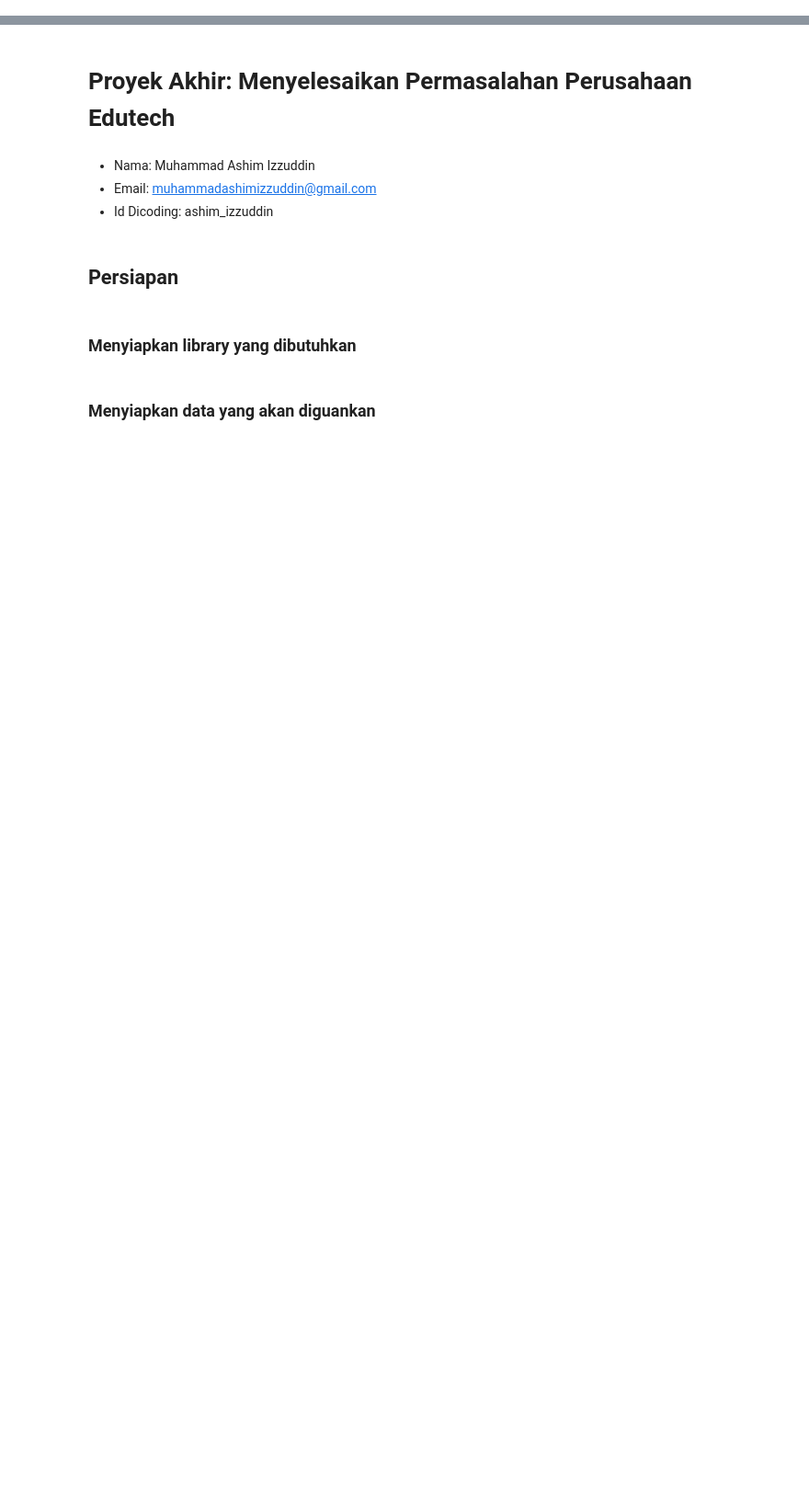
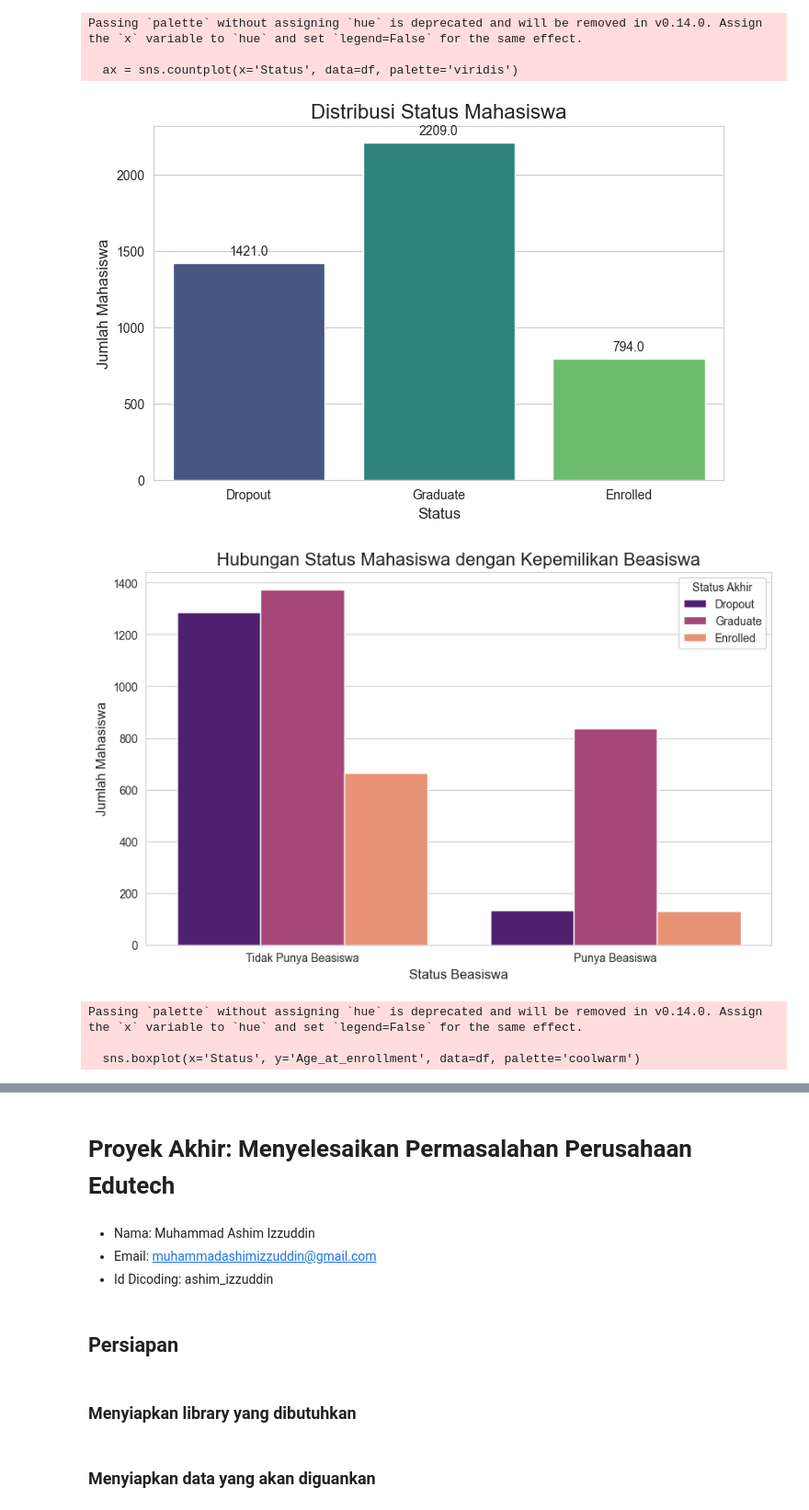
Before and after one commit to Koerentji/Menyelesaikan-Permasalahan-Institusi-Pendidikan, a Jupyter notebook: notebook.ipynb, the cells around one changed output, grey strips where cells are left out. Shown at 92% size. Cells and saved outputs as stored; diff of their text form; code cells hidden in the pictures; blank space fills up the shorter version.

Commit message:
Initial commit: Proyek akhir data science

```diff
--- a/notebook.ipynb
+++ b/notebook.ipynb
@@ -0,0 +61,62 @@
+# %%
+# Mengatur gaya plot agar lebih menarik
+sns.set_style('whitegrid')
+plt.figure(figsize=(8, 5)) # Mengatur ukuran gambar
+
+# Membuat count plot untuk melihat distribusi variabel 'Status'
+ax = sns.countplot(x='Status', data=df, palette='viridis')
+
+# Menambahkan judul dan label
+plt.title('Distribusi Status Mahasiswa', fontsize=16)
+plt.xlabel('Status', fontsize=12)
+plt.ylabel('Jumlah Mahasiswa', fontsize=12)
+
+# Menambahkan label jumlah di atas setiap bar
+for p in ax.patches:
+    ax.annotate(f'{p.get_height()}', (p.get_x() + p.get_width() / 2., p.get_height()),
+                ha='center', va='center', xytext=(0, 9), textcoords='offset points')
+
+plt.show()
+
+plt.figure(figsize=(10, 6))
+
+# Membuat count plot dengan 'Scholarship_holder' di sumbu x dan diwarnai berdasarkan 'Status'
+sns.countplot(x='Scholarship_holder', hue='Status', data=df, palette='magma')
+
+# Mengubah label sumbu x agar lebih deskriptif
+plt.xticks(ticks=[0, 1], labels=['Tidak Punya Beasiswa', 'Punya Beasiswa'])
+
+plt.title('Hubungan Status Mahasiswa dengan Kepemilikan Beasiswa', fontsize=16)
+plt.xlabel('Status Beasiswa', fontsize=12)
+plt.ylabel('Jumlah Mahasiswa', fontsize=12)
+plt.legend(title='Status Akhir')
+plt.show()
+
+plt.figure(figsize=(12, 7))
+
+# Membuat box plot untuk melihat distribusi 'Age_at_enrollment' untuk setiap 'Status'
+sns.boxplot(x='Status', y='Age_at_enrollment', data=df, palette='coolwarm')
+
+plt.title('Distribusi Usia Saat Mendaftar Berdasarkan Status Mahasiswa', fontsize=16)
+plt.xlabel('Status', fontsize=12)
+plt.ylabel('Usia Saat Mendaftar', fontsize=12)
+plt.show()
+
+plt.figure(figsize=(12, 7))
+
+# Membuat box plot untuk melihat distribusi 'Age_at_enrollment' untuk setiap 'Status'
+sns.boxplot(x='Status', y='Age_at_enrollment', data=df, palette='coolwarm')
+
+plt.title('Distribusi Usia Saat Mendaftar Berdasarkan Status Mahasiswa', fontsize=16)
+plt.xlabel('Status', fontsize=12)
+plt.ylabel('Usia Saat Mendaftar', fontsize=12)
+plt.show()
+# %% [output]
+Passing `palette` without assigning `hue` is deprecated and will be removed in v0.14.0. Assign the `x` variable to `hue` and set `legend=False` for the same effect.
+
+  ax = sns.countplot(x='Status', data=df, palette='viridis')
+[figure, added]
+[figure, added]
+Passing `palette` without assigning `hue` is deprecated and will be removed in v0.14.0. Assign the `x` variable to `hue` and set `legend=False` for the same effect.
+
+  sns.boxplot(x='Status', y='Age_at_enrollment', data=df, palette='coolwarm')
```
Also changed, not shown: parts of 14 cells of this notebook, 13 other files.
